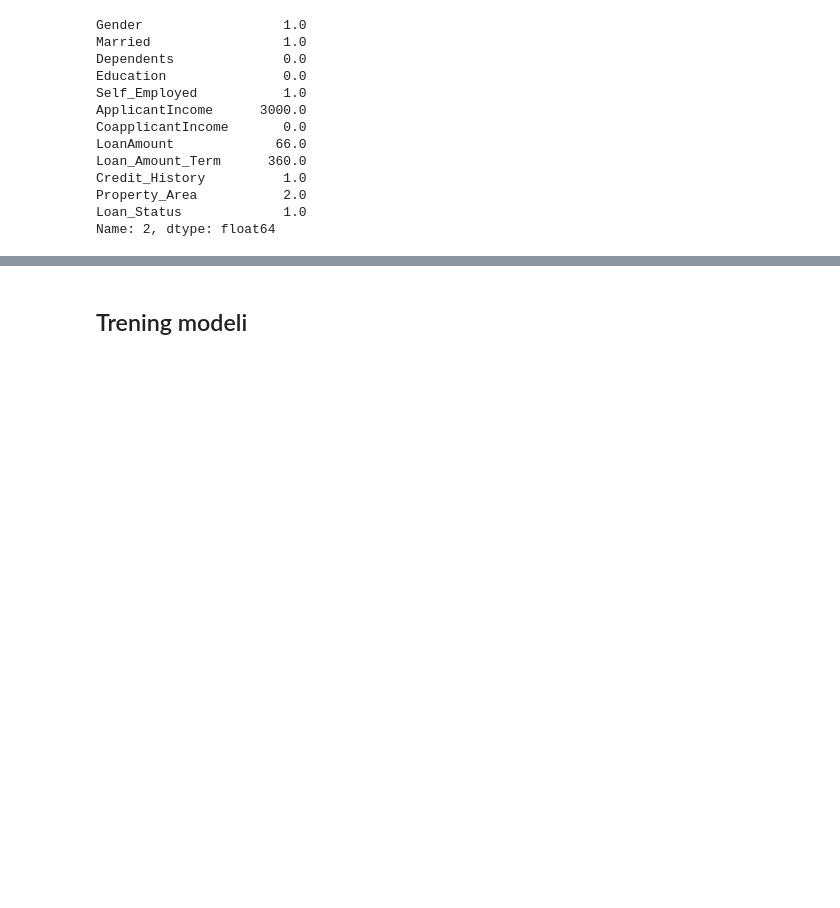
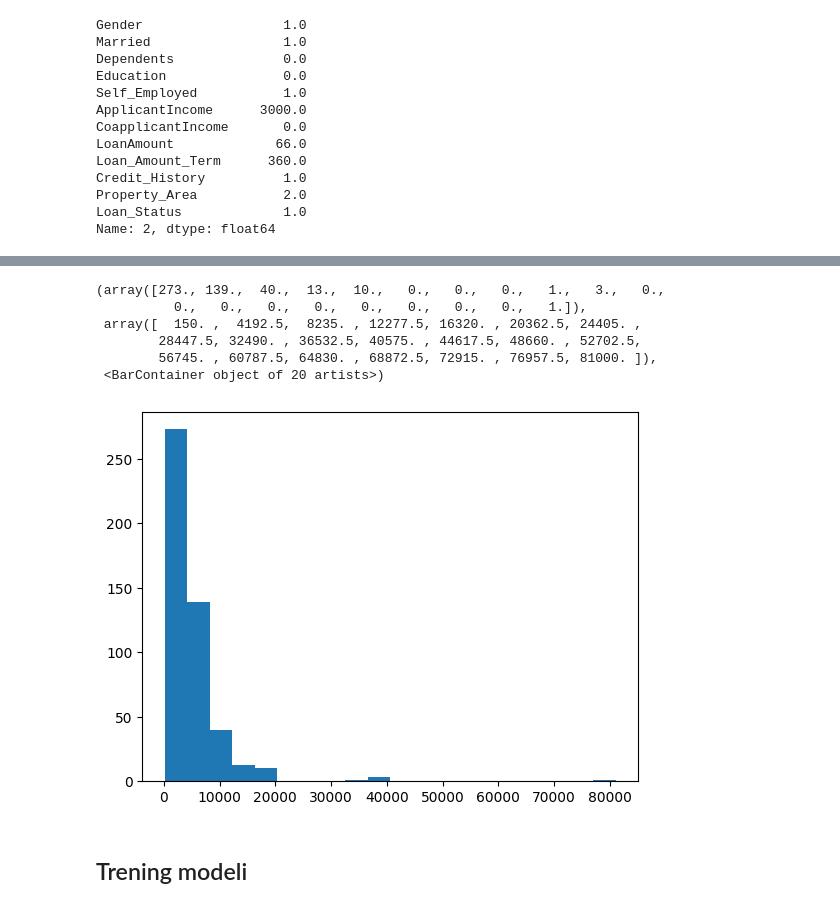
Before and after one commit to Mimikkk/2023-iswd, a Jupyter notebook: project-3-preferential/notebook.ipynb, the cells around one changed output, grey strips where cells are left out. Drawn from its saved outputs; the diff is of its cells as text; code cells hidden in the pictures; blank space fills up the shorter version.

```diff
--- a/project-3-preferential/notebook.ipynb
+++ b/project-3-preferential/notebook.ipynb
@@ -97,19 +103,32 @@ Self_Employed: ['No' 'Yes' nan]
 Property_Area: ['Urban' 'Rural' 'Semiurban']
 # %%
 from sklearn.preprocessing import LabelEncoder
+
+encoded_cols = ["Gender", "Married", "Education", "Self_Employed"]
+
+encode_map = {
+    "Dependents": {
+      "0": 0,
+      "1": 1,
+      "2": 2,
+      "3+": 3
+    },
+    "Property_Area": {
+      "Rural": 0,
+      "Semiurban": 1,
+      "Urban": 2
+    }
+  }
 
 def preprocess(df):
   df = df.copy()
   df = df.dropna()
-  # bo w danych testowych nie ma kolumny:
-  if "Loan_Status" in df.columns:
-    encoded_cols.append("Loan_Status")
-
-  # te linijke chce zamienic na sztywne encodowanie ordinal kolumn na encoding w odpowiedniej kolejnosci
-  # czyli zeby property_area było ['Urban' 'Semiurban' 'Rural'] -> [0, 1, 2]
-  # oraz w dependents zmienic tylko typ i "3+" na "3"
-  df[encoded_cols] = df[encoded_cols].apply(LabelEncoder().fit_transform)
-
+  # kolumna znajduje sie tylko w train:
+  cols = encoded_cols if "Loan_Status" not in df.columns else encoded_cols + ["Loan_Status"]
+  df[cols] = df[cols].apply(LabelEncoder().fit_transform)
+  # encode with custom mapping from dict
+  df = df.replace(encode_map)
+  # df = drop_outliers(df)
   return df
 
 def drop_ids_and_map(df):
@@ -171,3 +203,13 @@ ValueError: could not convert string to float: '3+'
+# %%
+plt.hist(train["ApplicantIncome"], bins=20)
+# %% [output]
+(array([273., 139.,  40.,  13.,  10.,   0.,   0.,   0.,   1.,   3.,   0.,
+          0.,   0.,   0.,   0.,   0.,   0.,   0.,   0.,   1.]),
+ array([  150. ,  4192.5,  8235. , 12277.5, 16320. , 20362.5, 24405. ,
+        28447.5, 32490. , 36532.5, 40575. , 44617.5, 48660. , 52702.5,
+        56745. , 60787.5, 64830. , 68872.5, 72915. , 76957.5, 81000. ]),
+ <BarContainer object of 20 artists>)
+[figure, added]
 # %% [markdown]
 ## Trening modeli
 # %% [markdown]
```
Also changed, not shown: parts of 7 cells of this notebook.
